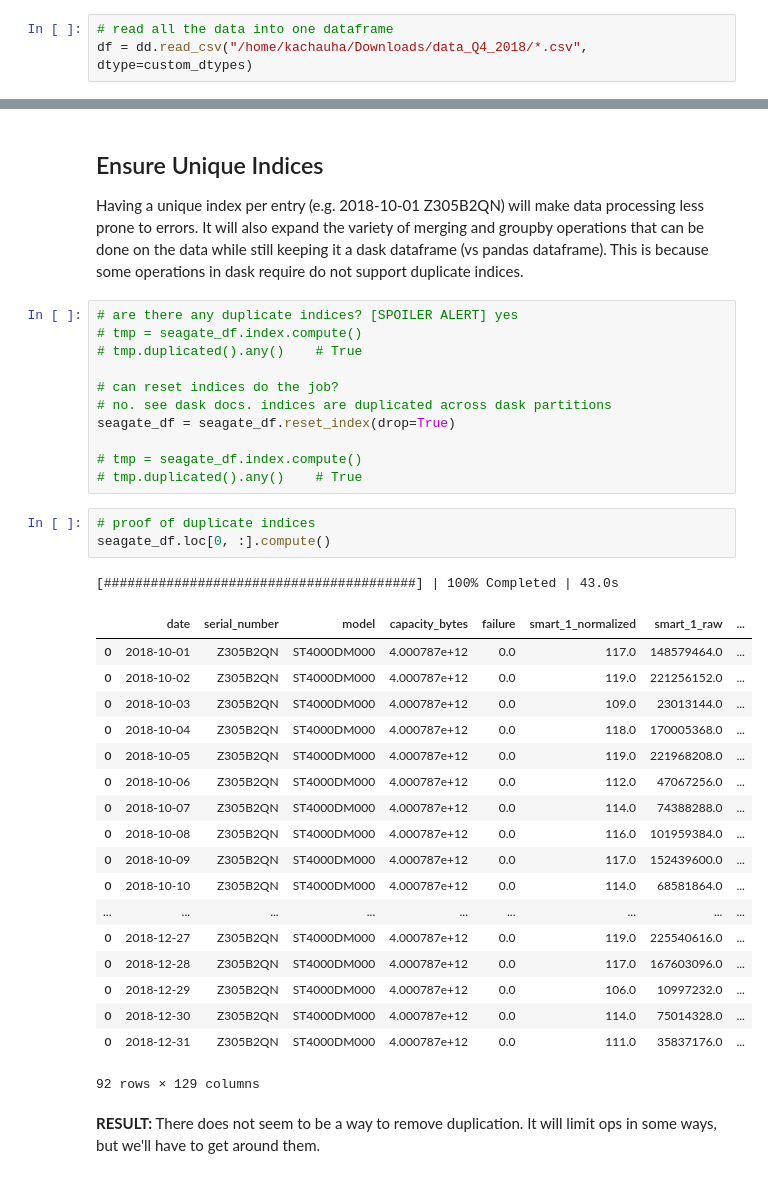
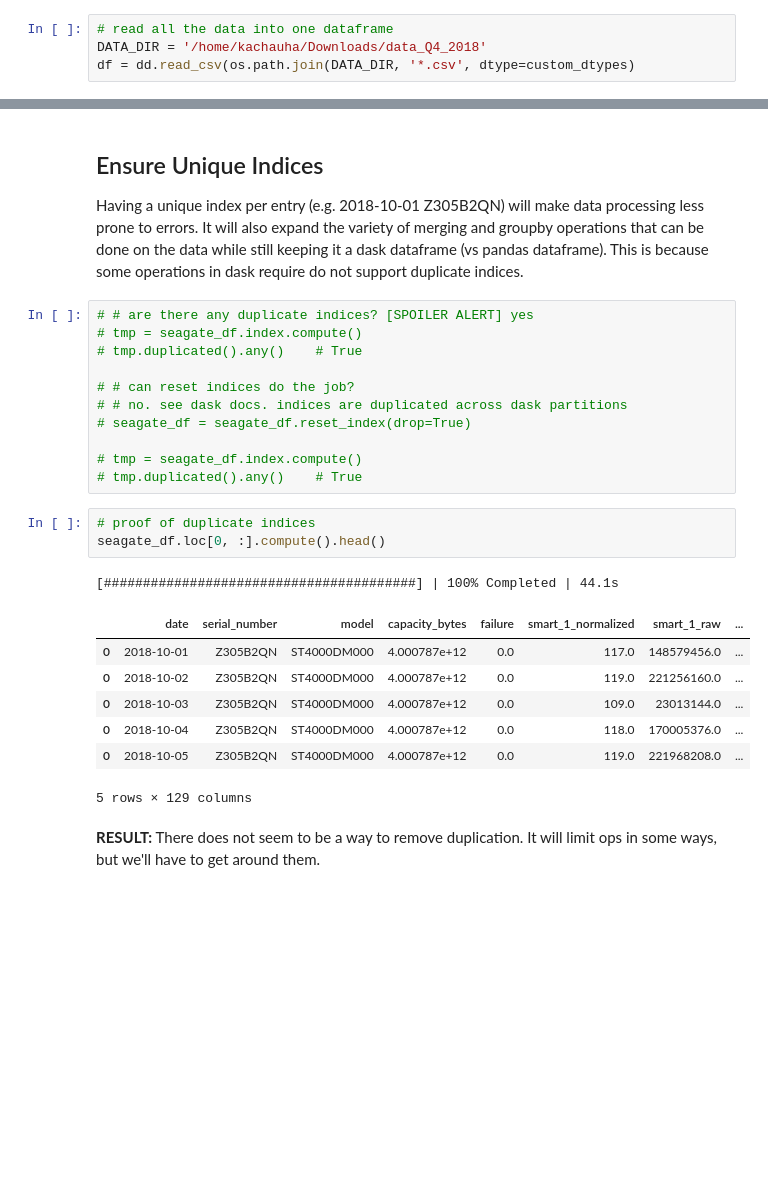
Before and after one commit to aicoe-aiops/ceph_drive_failure, a Jupyter notebook: dask_data_cleaner.ipynb, the cells around one changed output, grey strips where cells are left out. Cells and saved outputs as stored; diff of their text form; blank space fills up the shorter version.

```diff
--- a/dask_data_cleaner.ipynb
+++ b/dask_data_cleaner.ipynb
@@ -155,7 +156,8 @@ custom_dtypes = {
 }
 # %%
 # read all the data into one dataframe
-df = dd.read_csv("/home/kachauha/Downloads/data_Q4_2018/*.csv", dtype=custom_dtypes)
+DATA_DIR = '/home/kachauha/Downloads/data_Q4_2018'
+df = dd.read_csv(os.path.join(DATA_DIR, '*.csv', dtype=custom_dtypes)
 # %%
 # get the seagate data
 seagate_df = df[df['model'].str.startswith('S')]
@@ -196,39 +190,28 @@ Name: serial_number, dtype: object
 
 Having a unique index per entry (e.g. 2018-10-01 Z305B2QN) will make data processing less prone to errors. It will also expand the variety of merging and groupby operations that can be done on the data while still keeping it a dask dataframe (vs pandas dataframe). This is because some operations in dask require do not support duplicate indices.
 # %%
-# are there any duplicate indices? [SPOILER ALERT] yes
+# # are there any duplicate indices? [SPOILER ALERT] yes
 # tmp = seagate_df.index.compute()
 # tmp.duplicated().any()    # True
 
-# can reset indices do the job?
-# no. see dask docs. indices are duplicated across dask partitions
-seagate_df = seagate_df.reset_index(drop=True)
+# # can reset indices do the job?
+# # no. see dask docs. indices are duplicated across dask partitions
+# seagate_df = seagate_df.reset_index(drop=True)
 
 # tmp = seagate_df.index.compute()
 # tmp.duplicated().any()    # True
 # %%
 # proof of duplicate indices
-seagate_df.loc[0, :].compute()
+seagate_df.loc[0, :].compute().head()
 # %% [output]
-[########################################] | 100% Completed | 43.0s
+[########################################] | 100% Completed | 44.1s
 |  | date | serial_number | model | capacity_bytes | failure | smart_1_normalized | smart_1_raw | ... |
-| 0 | 2018-10-01 | Z305B2QN | ST4000DM000 | 4.000787e+12 | 0.0 | 117.0 | 148579464.0 | ... |
-| 0 | 2018-10-02 | Z305B2QN | ST4000DM000 | 4.000787e+12 | 0.0 | 119.0 | 221256152.0 | ... |
+| 0 | 2018-10-01 | Z305B2QN | ST4000DM000 | 4.000787e+12 | 0.0 | 117.0 | 148579456.0 | ... |
+| 0 | 2018-10-02 | Z305B2QN | ST4000DM000 | 4.000787e+12 | 0.0 | 119.0 | 221256160.0 | ... |
 | 0 | 2018-10-03 | Z305B2QN | ST4000DM000 | 4.000787e+12 | 0.0 | 109.0 | 23013144.0 | ... |
-| 0 | 2018-10-04 | Z305B2QN | ST4000DM000 | 4.000787e+12 | 0.0 | 118.0 | 170005368.0 | ... |
+| 0 | 2018-10-04 | Z305B2QN | ST4000DM000 | 4.000787e+12 | 0.0 | 118.0 | 170005376.0 | ... |
 | 0 | 2018-10-05 | Z305B2QN | ST4000DM000 | 4.000787e+12 | 0.0 | 119.0 | 221968208.0 | ... |
-| 0 | 2018-10-06 | Z305B2QN | ST4000DM000 | 4.000787e+12 | 0.0 | 112.0 | 47067256.0 | ... |
-| 0 | 2018-10-07 | Z305B2QN | ST4000DM000 | 4.000787e+12 | 0.0 | 114.0 | 74388288.0 | ... |
-| 0 | 2018-10-08 | Z305B2QN | ST4000DM000 | 4.000787e+12 | 0.0 | 116.0 | 101959384.0 | ... |
-| 0 | 2018-10-09 | Z305B2QN | ST4000DM000 | 4.000787e+12 | 0.0 | 117.0 | 152439600.0 | ... |
-| 0 | 2018-10-10 | Z305B2QN | ST4000DM000 | 4.000787e+12 | 0.0 | 114.0 | 68581864.0 | ... |
-| ... | ... | ... | ... | ... | ... | ... | ... | ... |
-| 0 | 2018-12-27 | Z305B2QN | ST4000DM000 | 4.000787e+12 | 0.0 | 119.0 | 225540616.0 | ... |
-| 0 | 2018-12-28 | Z305B2QN | ST4000DM000 | 4.000787e+12 | 0.0 | 117.0 | 167603096.0 | ... |
-| 0 | 2018-12-29 | Z305B2QN | ST4000DM000 | 4.000787e+12 | 0.0 | 106.0 | 10997232.0 | ... |
-| 0 | 2018-12-30 | Z305B2QN | ST4000DM000 | 4.000787e+12 | 0.0 | 114.0 | 75014328.0 | ... |
-| 0 | 2018-12-31 | Z305B2QN | ST4000DM000 | 4.000787e+12 | 0.0 | 111.0 | 35837176.0 | ... |
-92 rows × 129 columns
+5 rows × 129 columns
 # %% [markdown]
 **RESULT:** There does not seem to be a way to remove duplication. It will limit ops in some ways, but we'll have to get around them.
 # %% [markdown]
```
Also changed, not shown: parts of 93 cells of this notebook.
